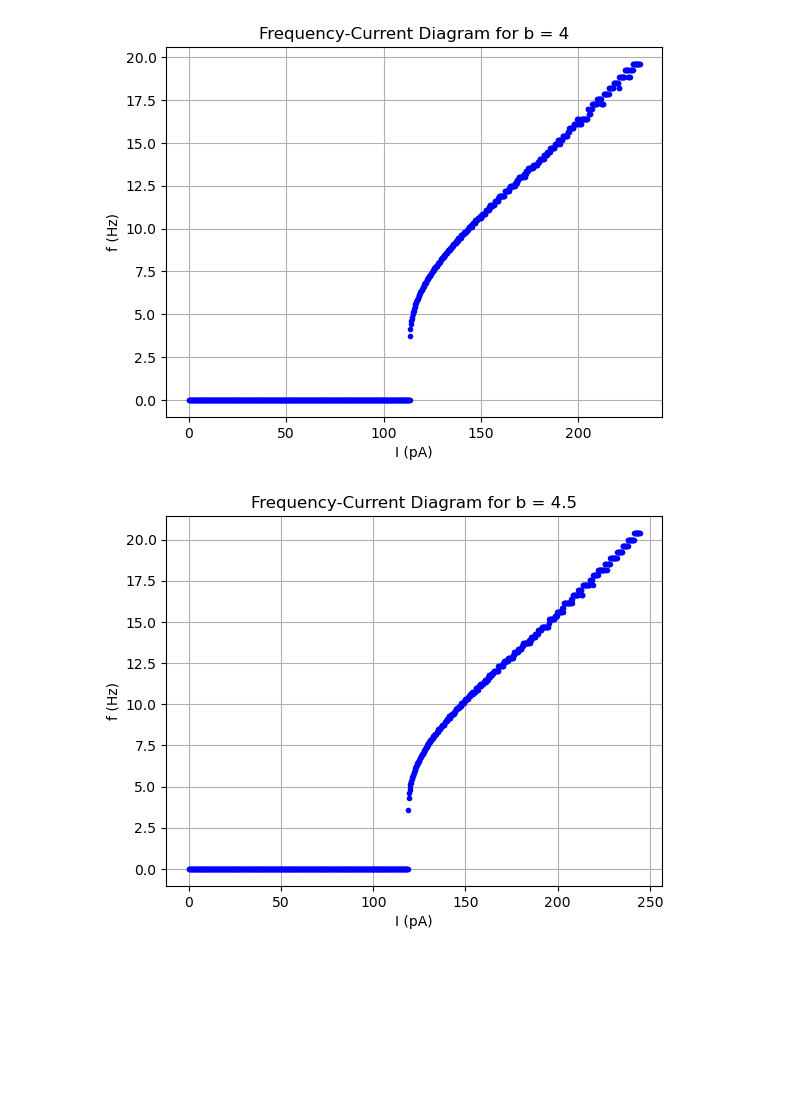
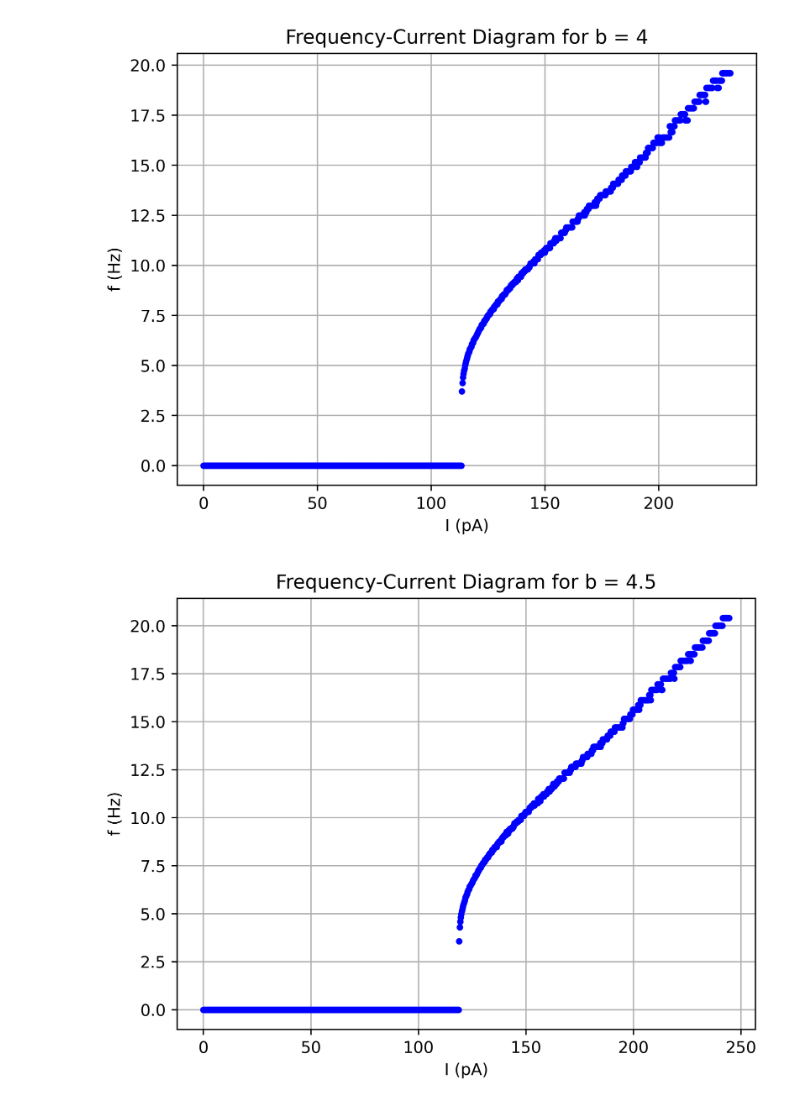
Before and after one commit to III-Derek/USRA-2024, a Jupyter notebook: FI_curves.ipynb, the cells around one changed output. Cells and saved outputs as stored; diff of their text form; code cells hidden in the pictures; blank space fills up the shorter version.

```diff
--- a/FI_curves.ipynb
+++ b/FI_curves.ipynb
@@ -58,6 +59,9 @@ def simple_model_FI(params, h, T, IC):
     datapoints = int(T/h) # number of samples
     time = np.linspace(0, int(T*h), datapoints)
 
+    # Save all figures into a single PDF file
+    pdf_filename = 'FI_curves.pdf'
+    pdf = PdfPages(pdf_filename)
 
     for j, b_j in enumerate(b):
         I_b_j = ((vt - vr)*k + b_j)**2/(4*k)
@@ -89,14 +93,15 @@ def simple_model_FI(params, h, T, IC):
                 frequency = np.append(frequency, 0)
 
         # Plotting the frequency current curve
-        plt.figure()
+        plt.figure(dpi = 500)
         plt.plot(current_array, frequency, 'bo', markersize = 3)
         plt.title(f'Frequency-Current Diagram for b = {b_j}')
         plt.xlabel('I (pA)')
         plt.ylabel('f (Hz)')
         plt.grid()
-        plt.show()
+        pdf.savefig()
 
+    pdf.close()
     return None
 
 h = 1
@@ -113,7 +118,7 @@ c = -50
 d = 100
 vpeak = 35
 parameters = simple_params(C, k, vr, vt, a, b, c, d, vpeak)
-IC = -40
+IC = vr
 
 results = simple_model_FI(parameters, h, T, IC)
 # %% [output]
@@ -127,2 +132,2 @@ results = simple_model_FI(parameters, h, T, IC)
-[figure, old version]
+[figure, new version]
-[figure, old version]
+[figure, new version]
```
Also changed, not shown: parts of 3 cells of this notebook.
